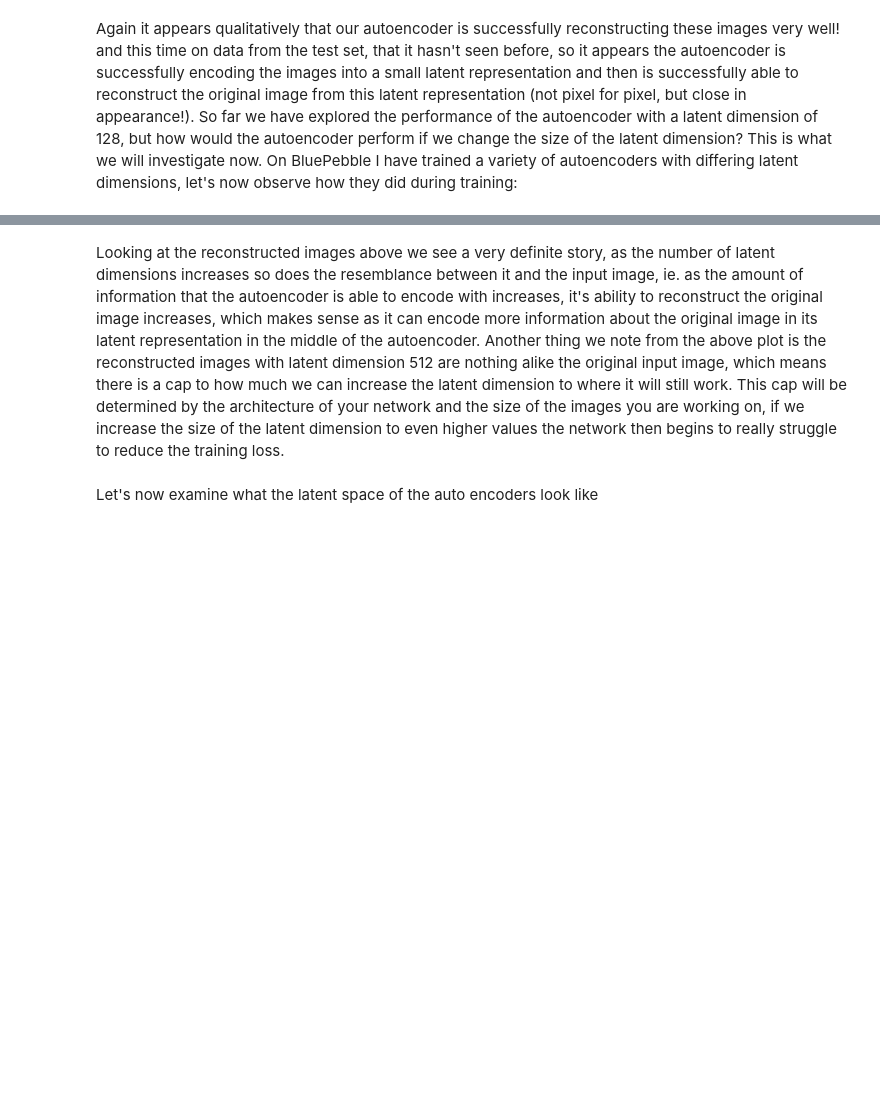
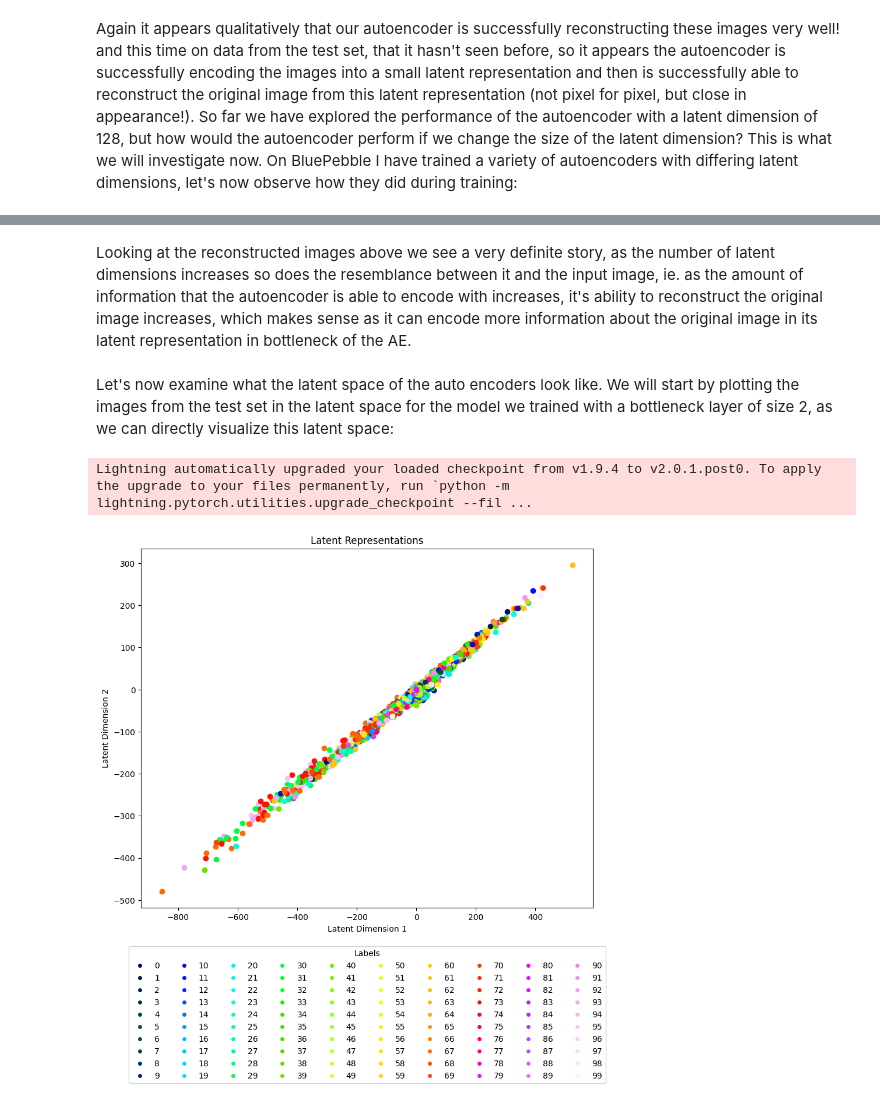
Before and after one commit to h-0-0/compass_yr1, a Jupyter notebook: SC2/portfolio_8/portfolio_8.ipynb, the cells around one changed output, grey strips where cells are left out. Drawn from its saved outputs; the diff is of its cells as text; code cells hidden in the pictures; blank space fills up the shorter version.

```diff
--- a/SC2/portfolio_8/portfolio_8.ipynb
+++ b/SC2/portfolio_8/portfolio_8.ipynb
@@ -247,5 +280,2 @@ Lightning automatically upgraded your loaded checkpoint from v1.9.4 to v2.0.1.po
 # %% [markdown]
-Looking at the reconstructed images above we see a very definite story, as the number of latent dimensions increases so does the resemblance between it and the input image, ie. as the amount of information that the autoencoder is able to encode with increases, it's ability to reconstruct the original image increases, which makes sense as it can encode more information about the original image in its latent representation in the middle of the autoencoder. Another thing we note from the above plot is the reconstructed images with latent dimension 512 are nothing alike the original input image, which means there is a cap to how much we can increase the latent dimension to where it will still work. This cap will be determined by the architecture of your network and the size of the images you are working on, if we increase the size of the latent dimension to even higher values the network then begins to really struggle to reduce the training loss.
+Looking at the reconstructed images above we see a very definite story, as the number of latent dimensions increases so does the resemblance between it and the input image, ie. as the amount of information that the autoencoder is able to encode with increases, it's ability to reconstruct the original image increases, which makes sense as it can encode more information about the original image in its latent representation in bottleneck of the AE.
-# %% [markdown]
-Let's now examine what the latent space of the auto encoders look like
-<!-- TODO: add text to above-->
@@ -253,0 +282,2 @@ Let's now examine what the latent space of the auto encoders look like
+# %% [markdown]
+Let's now examine what the latent space of the auto encoders look like. We will start by plotting the images from the test set in the latent space for the model we trained with a bottleneck layer of size 2, as we can directly visualize this latent space:
@@ -253,0 +299,46 @@ Let's now examine what the latent space of the auto encoders look like
+# %%
+model = VAE.AutoEncoder.load_from_checkpoint("saved_models/autoencoder_"+str(2)+".ckpt")
+model.eval()
+# Let's encode the entire test set
+enc = np.empty((0, 2))
+enc_labels = []
+with torch.no_grad():
+    for i, (images, targets) in enumerate(test_loader):
+        latent_vectors = model.encoder(images).detach().numpy()
+        enc = np.vstack((enc, latent_vectors))
+        enc_labels.extend(targets.numpy())
+
+cmap = plt.get_cmap('gist_ncar')
+plt.figure(figsize=(10, 8))
+ax = fig.add_subplot(111)
+scatter_list = []
+for i in range(len(enc)):
+    label = enc_labels[i]  # Labels corresponding to the latent vectors
+
+    # Normalize the labels to the range [0, 1]
+    normalized_label = label / 100
+
+    # Get the colors from the colormap
+    color = cmap(normalized_label)
+    # plt.scatter(enc[i, 0], enc[i, 1], marker='o', color=color)
+    scatter = plt.scatter(enc[i, 0], enc[i, 1], marker='o', color=color)
+    scatter_list.append(scatter)
+
+plt.xlabel('Latent Dimension 1')
+plt.ylabel('Latent Dimension 2')
+plt.title('Latent Representations')
+
+labels = set(enc_labels)
+legend_elements = [plt.Line2D([0], [0], marker='o', color='w', label=label, markerfacecolor=cmap(label/100)) for label in labels]
+ncol = 10  # Number of columns in the legend
+legend = plt.legend(handles=legend_elements, loc='lower center', bbox_to_anchor=(0.5, -0.5), ncol=ncol, title='Labels')
+
+# Set the legend label text to be split over multiple lines
+legend_texts = legend.get_texts()
+for text in legend_texts:
+    text.set_text('\n'.join(text.get_text().split()))
+
+plt.show()
+# %% [output]
+Lightning automatically upgraded your loaded checkpoint from v1.9.4 to v2.0.1.post0. To apply the upgrade to your files permanently, run `python -m lightning.pytorch.utilities.upgrade_checkpoint --fil ...
+[figure, added]
```
Also changed, not shown: parts of 26 cells of this notebook, 39 other files.
